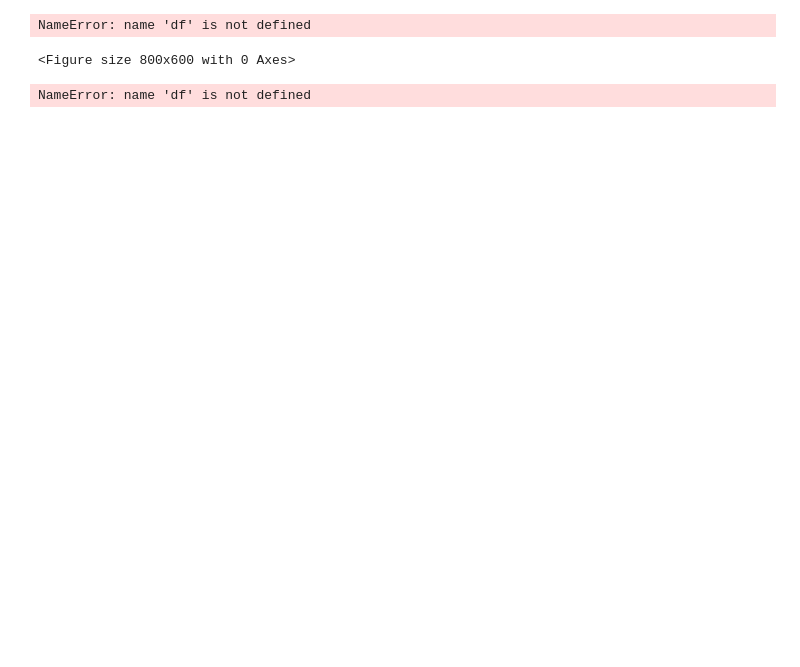
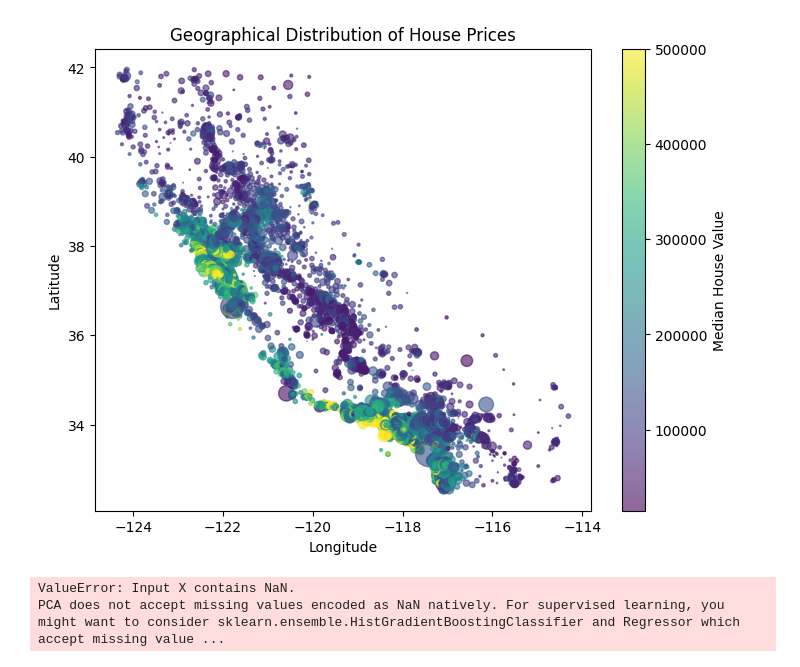
Before and after one commit to RaunakKumar52/Assgn2, a Jupyter notebook: Assgn2.ipynb, the cells around one changed output. Saved outputs shown, nothing was run; the diff lists cells and outputs as text; code cells hidden in the pictures; blank space fills up the shorter version.

```diff
--- a/Assgn2.ipynb
+++ b/Assgn2.ipynb
@@ -73,28 +119,27 @@ NameError: name 'df' is not defined
 # %%
 plt.figure(figsize=(8,6))
 scatter = plt.scatter(
-    df["Longitude"],
-    df["Latitude"],
-    c=df["MedHouseVal"],
-    s=df["Population"]/100,
+    df["longitude"],
+    df["latitude"],
+    c=df["median_house_value"],
+    s=df["population"]/100,
     cmap="viridis",
     alpha=0.6
 )
 plt.colorbar(scatter, label="Median House Value")
 plt.xlabel("Longitude")
 plt.ylabel("Latitude")
 plt.title("Geographical Distribution of House Prices")
 plt.show()
 # %% [output]
-NameError: name 'df' is not defined
-<Figure size 800x600 with 0 Axes>
+[figure, added]
 # %%
 #PCA is variance-based. Features with larger scales dominate principal components, making PCA meaningless without standardization. Scaling ensures equal contribution from all features.
 # %%
 from sklearn.preprocessing import StandardScaler
 from sklearn.decomposition import PCA
-X = df.drop(columns=["MedHouseVal", "oceanProximity"])
-y = df["MedHouseVal"]
+X = df.drop(columns=["median_house_value", "ocean_proximity"])
+y = df["median_house_value"]
 
 scaler = StandardScaler()
 X_scaled = scaler.fit_transform(X)
@@ -102,7 +147,8 @@ X_scaled = scaler.fit_transform(X)
 pca = PCA()
 X_pca = pca.fit_transform(X_scaled)
 # %% [output]
-NameError: name 'df' is not defined
+ValueError: Input X contains NaN.
+PCA does not accept missing values encoded as NaN natively. For supervised learning, you might want to consider sklearn.ensemble.HistGradientBoostingClassifier and Regressor which accept missing value ...
 # %%
 plt.figure(figsize=(6,4))
 plt.plot(np.cumsum(pca.explained_variance_ratio_), marker='o')
```
Also changed, not shown: parts of 19 cells of this notebook.
